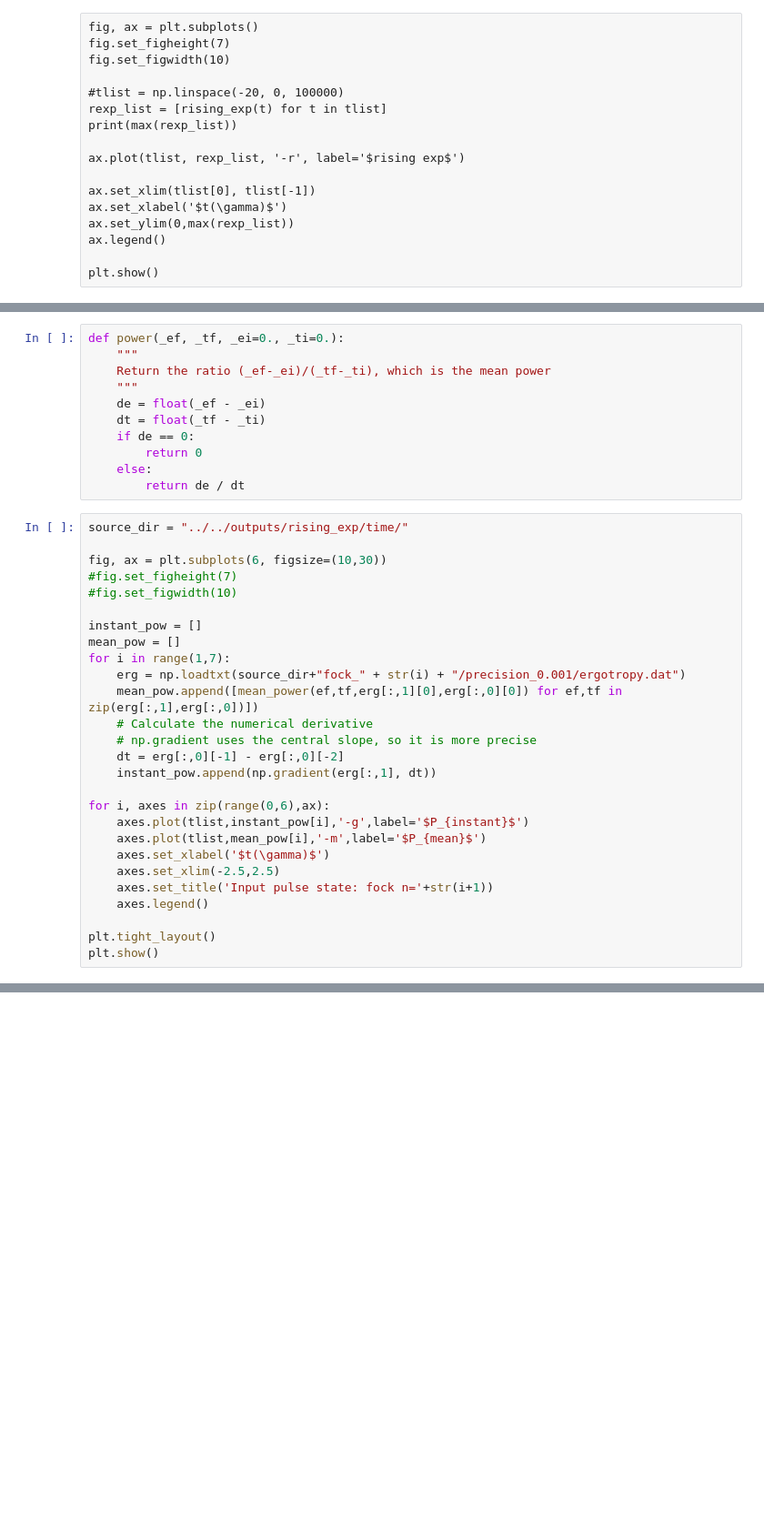
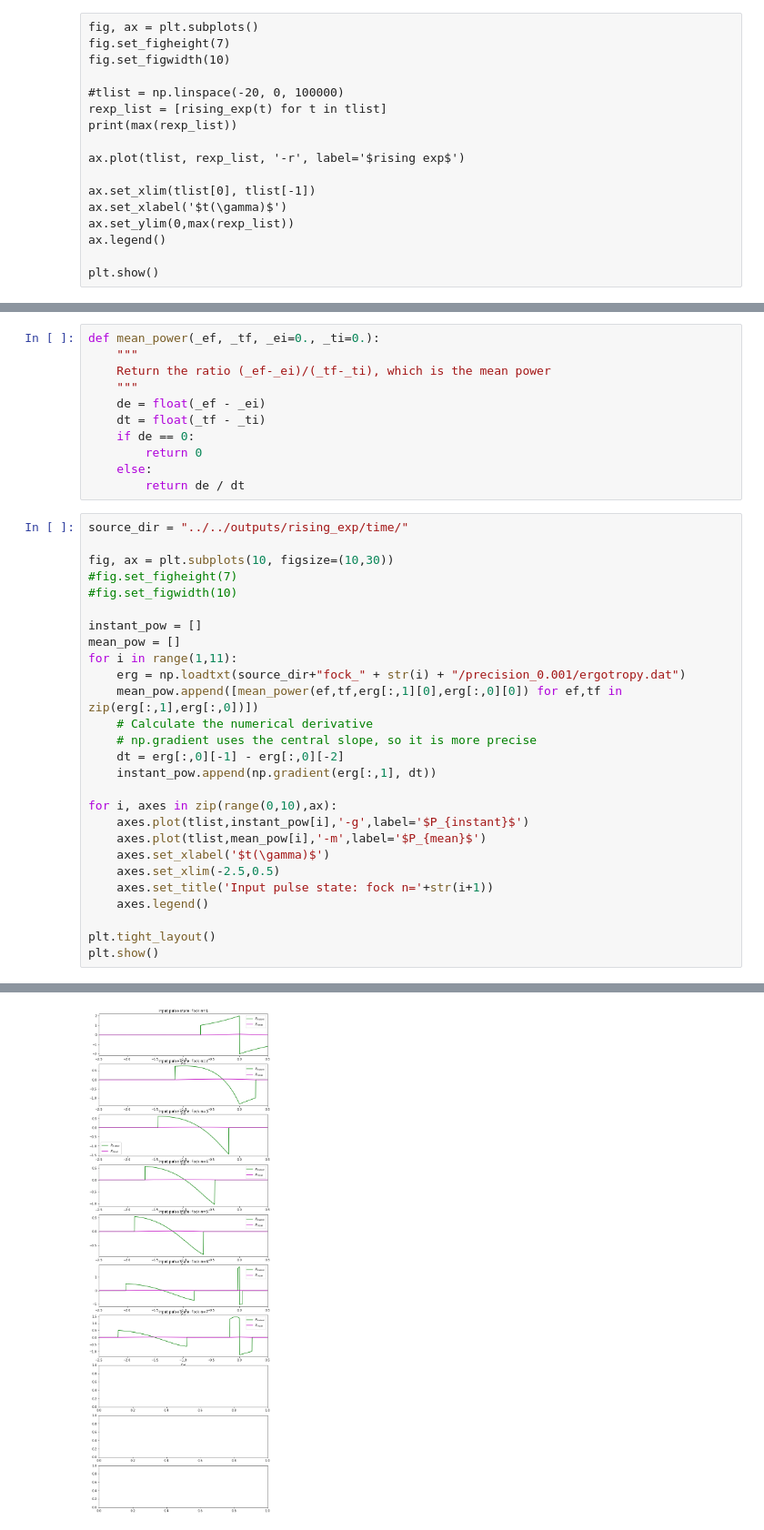
Before and after one commit to sabinthapa100/master-thesis, a Jupyter notebook: sample/notebooks/rising-exp/fock.ipynb, the cells around one changed output, grey strips where cells are left out. Shown at 91% size. Drawn from its saved outputs; the diff is of its cells as text; blank space fills up the shorter version.

```diff
--- a/sample/notebooks/rising-exp/fock.ipynb
+++ b/sample/notebooks/rising-exp/fock.ipynb
@@ -121,5 +132,5 @@ plt.show()
 # %%
-def power(_ef, _tf, _ei=0., _ti=0.):
+def mean_power(_ef, _tf, _ei=0., _ti=0.):
     """
     Return the ratio (_ef-_ei)/(_tf-_ti), which is the mean power
     """
@@ -132,13 +143,13 @@ def power(_ef, _tf, _ei=0., _ti=0.):
 # %%
 source_dir = "../../outputs/rising_exp/time/"
 
-fig, ax = plt.subplots(6, figsize=(10,30))
+fig, ax = plt.subplots(10, figsize=(10,30))
 #fig.set_figheight(7)
 #fig.set_figwidth(10)
 
 instant_pow = []
 mean_pow = []
-for i in range(1,7):
+for i in range(1,11):
     erg = np.loadtxt(source_dir+"fock_" + str(i) + "/precision_0.001/ergotropy.dat")
     mean_pow.append([mean_power(ef,tf,erg[:,1][0],erg[:,0][0]) for ef,tf in zip(erg[:,1],erg[:,0])])
     # Calculate the numerical derivative
@@ -146,11 +157,11 @@ for i in range(1,7):
     dt = erg[:,0][-1] - erg[:,0][-2]
     instant_pow.append(np.gradient(erg[:,1], dt))
 
-for i, axes in zip(range(0,6),ax):
+for i, axes in zip(range(0,10),ax):
     axes.plot(tlist,instant_pow[i],'-g',label='$P_{instant}$')
     axes.plot(tlist,mean_pow[i],'-m',label='$P_{mean}$')
     axes.set_xlabel('$t(\gamma)$')
-    axes.set_xlim(-2.5,2.5)
+    axes.set_xlim(-2.5,0.5)
     axes.set_title('Input pulse state: fock n='+str(i+1))
     axes.legend()
 
@@ -160,0 +172 @@ plt.show()
+[figure, added]
```
Also changed, not shown: parts of 6 cells of this notebook, 1 other file.
